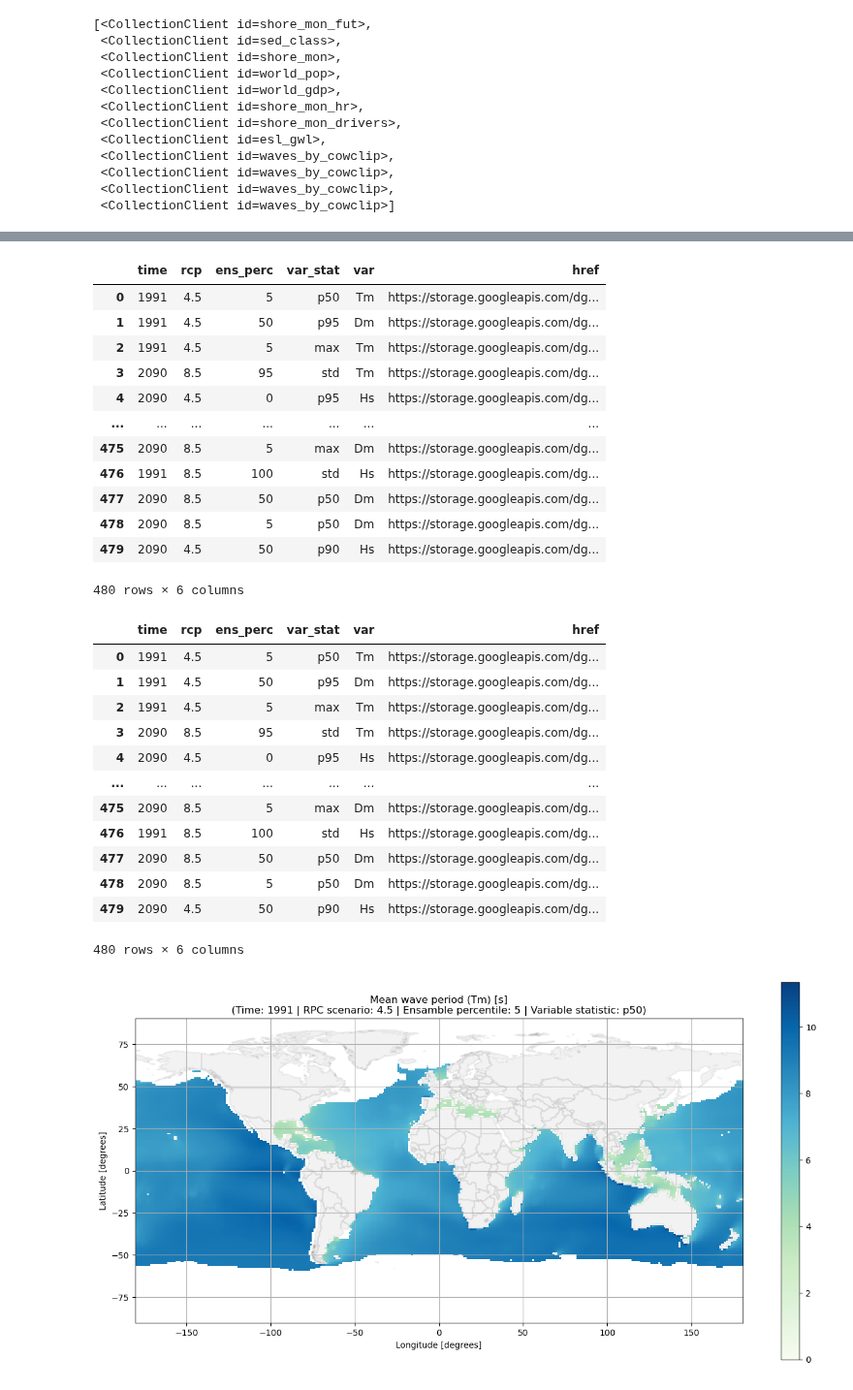
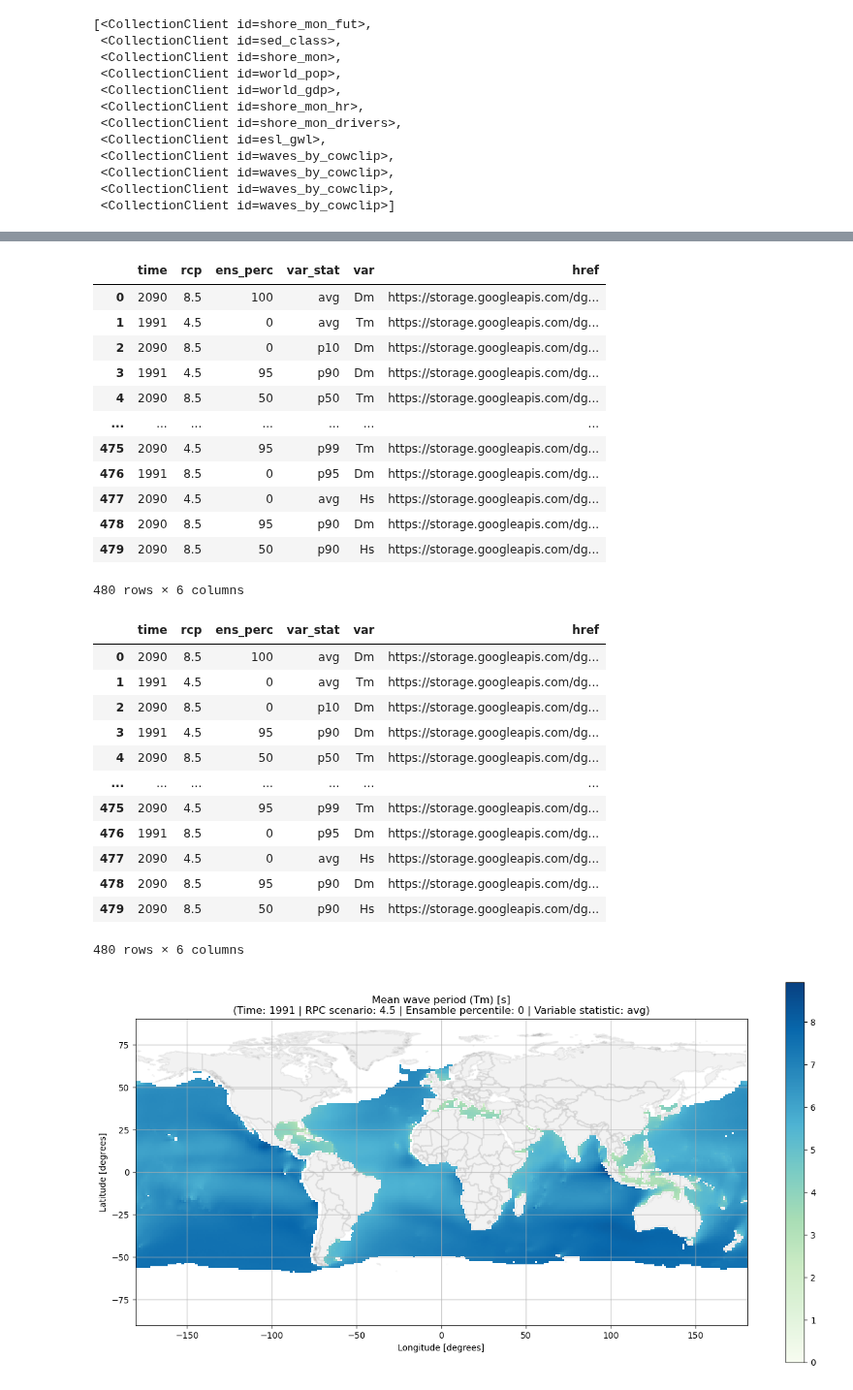
Before and after one commit to openearth/global-coastal-atlas, a Jupyter notebook: STAC/visualization/09_waves_by_cowclip.ipynb, the cells around one changed output, grey strips where cells are left out. Shown at 97% size. Cells and saved outputs as stored; diff of their text form; code cells hidden in the pictures.

```diff
--- a/STAC/visualization/09_waves_by_cowclip.ipynb
+++ b/STAC/visualization/09_waves_by_cowclip.ipynb
@@ -10,7 +10,7 @@ import pandas as pd
 # %%
 # Opening STAC catalog, either a url, cloud storage link or a local (cloned) folder
 # File path
-file_path_catalog = "https://storage.googleapis.com/dgds-data-public/gca/gca-stac3/catalog.json" # cloud API
+file_path_catalog = "https://storage.googleapis.com/dgds-data-public/gca/gca-stac/catalog.json" # cloud API
 
 # Open catalog
 catalog = pystac_client.Client.open(file_path_catalog)
@@ -58,17 +61,17 @@ for i, href in enumerate(waves_hrefs):
 waves_df
 # %% [output]
 |  | time | rcp | ens_perc | var_stat | var | href |
-| 0 | 1991 | 4.5 | 5 | p50 | Tm | https://storage.googleapis.com/dg... |
-| 1 | 1991 | 4.5 | 50 | p95 | Dm | https://storage.googleapis.com/dg... |
-| 2 | 1991 | 4.5 | 5 | max | Tm | https://storage.googleapis.com/dg... |
-| 3 | 2090 | 8.5 | 95 | std | Tm | https://storage.googleapis.com/dg... |
-| 4 | 2090 | 4.5 | 0 | p95 | Hs | https://storage.googleapis.com/dg... |
+| 0 | 2090 | 8.5 | 100 | avg | Dm | https://storage.googleapis.com/dg... |
+| 1 | 1991 | 4.5 | 0 | avg | Tm | https://storage.googleapis.com/dg... |
+| 2 | 2090 | 8.5 | 0 | p10 | Dm | https://storage.googleapis.com/dg... |
+| 3 | 1991 | 4.5 | 95 | p90 | Dm | https://storage.googleapis.com/dg... |
+| 4 | 2090 | 8.5 | 50 | p50 | Tm | https://storage.googleapis.com/dg... |
 | ... | ... | ... | ... | ... | ... | ... |
-| 475 | 2090 | 8.5 | 5 | max | Dm | https://storage.googleapis.com/dg... |
-| 476 | 1991 | 8.5 | 100 | std | Hs | https://storage.googleapis.com/dg... |
-| 477 | 2090 | 8.5 | 50 | p50 | Dm | https://storage.googleapis.com/dg... |
-| 478 | 2090 | 8.5 | 5 | p50 | Dm | https://storage.googleapis.com/dg... |
-| 479 | 2090 | 4.5 | 50 | p90 | Hs | https://storage.googleapis.com/dg... |
+| 475 | 2090 | 4.5 | 95 | p99 | Tm | https://storage.googleapis.com/dg... |
+| 476 | 1991 | 8.5 | 0 | p95 | Dm | https://storage.googleapis.com/dg... |
+| 477 | 2090 | 4.5 | 0 | avg | Hs | https://storage.googleapis.com/dg... |
+| 478 | 2090 | 8.5 | 95 | p90 | Dm | https://storage.googleapis.com/dg... |
+| 479 | 2090 | 8.5 | 50 | p90 | Hs | https://storage.googleapis.com/dg... |
 480 rows × 6 columns
 # %%
 # Filter dataframe if necessary
@@ -79,44 +82,44 @@ waves_df_ss = waves_df
 waves_df_ss
 # %% [output]
 |  | time | rcp | ens_perc | var_stat | var | href |
-| 0 | 1991 | 4.5 | 5 | p50 | Tm | https://storage.googleapis.com/dg... |
-| 1 | 1991 | 4.5 | 50 | p95 | Dm | https://storage.googleapis.com/dg... |
-| 2 | 1991 | 4.5 | 5 | max | Tm | https://storage.googleapis.com/dg... |
-| 3 | 2090 | 8.5 | 95 | std | Tm | https://storage.googleapis.com/dg... |
-| 4 | 2090 | 4.5 | 0 | p95 | Hs | https://storage.googleapis.com/dg... |
+| 0 | 2090 | 8.5 | 100 | avg | Dm | https://storage.googleapis.com/dg... |
+| 1 | 1991 | 4.5 | 0 | avg | Tm | https://storage.googleapis.com/dg... |
+| 2 | 2090 | 8.5 | 0 | p10 | Dm | https://storage.googleapis.com/dg... |
+| 3 | 1991 | 4.5 | 95 | p90 | Dm | https://storage.googleapis.com/dg... |
+| 4 | 2090 | 8.5 | 50 | p50 | Tm | https://storage.googleapis.com/dg... |
 | ... | ... | ... | ... | ... | ... | ... |
-| 475 | 2090 | 8.5 | 5 | max | Dm | https://storage.googleapis.com/dg... |
-| 476 | 1991 | 8.5 | 100 | std | Hs | https://storage.googleapis.com/dg... |
-| 477 | 2090 | 8.5 | 50 | p50 | Dm | https://storage.googleapis.com/dg... |
-| 478 | 2090 | 8.5 | 5 | p50 | Dm | https://storage.googleapis.com/dg... |
-| 479 | 2090 | 4.5 | 50 | p90 | Hs | https://storage.googleapis.com/dg... |
+| 475 | 2090 | 4.5 | 95 | p99 | Tm | https://storage.googleapis.com/dg... |
+| 476 | 1991 | 8.5 | 0 | p95 | Dm | https://storage.googleapis.com/dg... |
+| 477 | 2090 | 4.5 | 0 | avg | Hs | https://storage.googleapis.com/dg... |
+| 478 | 2090 | 8.5 | 95 | p90 | Dm | https://storage.googleapis.com/dg... |
+| 479 | 2090 | 8.5 | 50 | p90 | Hs | https://storage.googleapis.com/dg... |
 480 rows × 6 columns
 # %%
 # Get data
-idx = 0
+idx = 1
 ds = rxr.open_rasterio(waves_df_ss['href'][idx])
 
 # Get world shapefile
 shapefile = r'p:\11208003-latedeo2022\020_InternationalDeltaPortfolio\datasets\05_world-administrative-boundaries\world-administrative-boundaries.shp'
 world = gpd.read_file(shapefile)
 
 # Plotting parameters
 vars = {'Tm': 'Mean wave period', 'Dm': 'Mean wave direction', 'Hs': 'Significant wave height'}
 units = {'Tm': 's', 'Dm': 'degrees', 'Hs': 'm'}
 cmaps = {'Tm': 'GnBu', 'Dm': 'hsv', 'Hs': 'Reds'}
 vmin = {'Tm': 0, 'Dm': 0, 'Hs': None}
 vmax = {'Tm': None, 'Dm': 360, 'Hs': None}
 
 # Plot data
 fig, ax = plt.subplots(figsize=(16, 8))
 ds.plot(ax=ax, cmap=cmaps[waves_df_ss['var'][idx]], vmin=vmin[waves_df_ss['var'][idx]], vmax=vmax[waves_df_ss['var'][idx]])
 world.boundary.plot(ax=ax, edgecolor='grey', facecolor='grey', alpha=0.1, zorder=0)
 ax.set_aspect('equal')
 ax.set_xlabel('Longitude [degrees]')
 ax.set_ylabel('Latitude [degrees]')
 ax.set_title('{} ({}) [{}]\n(Time: {} | RPC scenario: {} | Ensamble percentile: {} | Variable statistic: {})'.format(vars[waves_df_ss['var'][idx]], waves_df_ss['var'][idx], units[waves_df_ss['var'][idx]],
                                                                                                                           waves_df_ss['time'][idx], waves_df_ss['rcp'][idx], waves_df_ss['ens_perc'][idx], waves_df_ss['var_stat'][idx]))
 ax.grid()
 plt.show()
 # %% [output]
-[figure, old version]
+[figure, new version]
```
Also changed, not shown: parts of 1 cell of this notebook, 3 other files.
